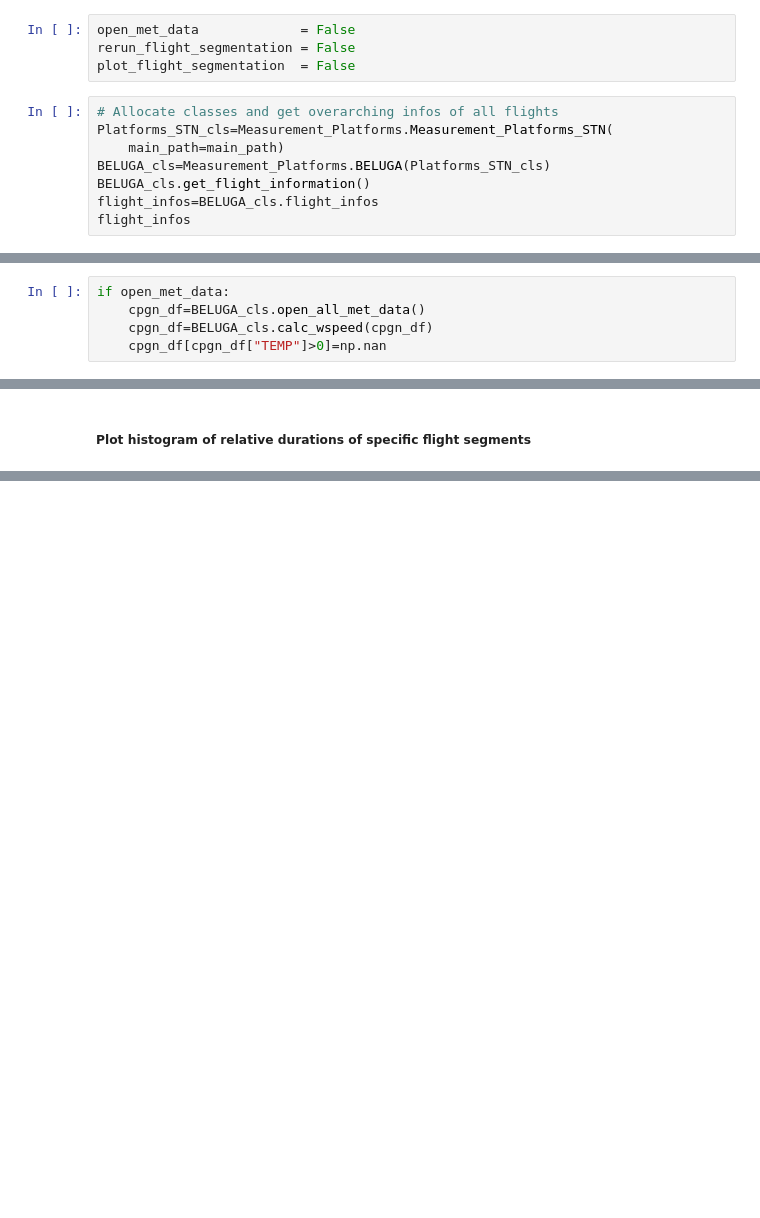
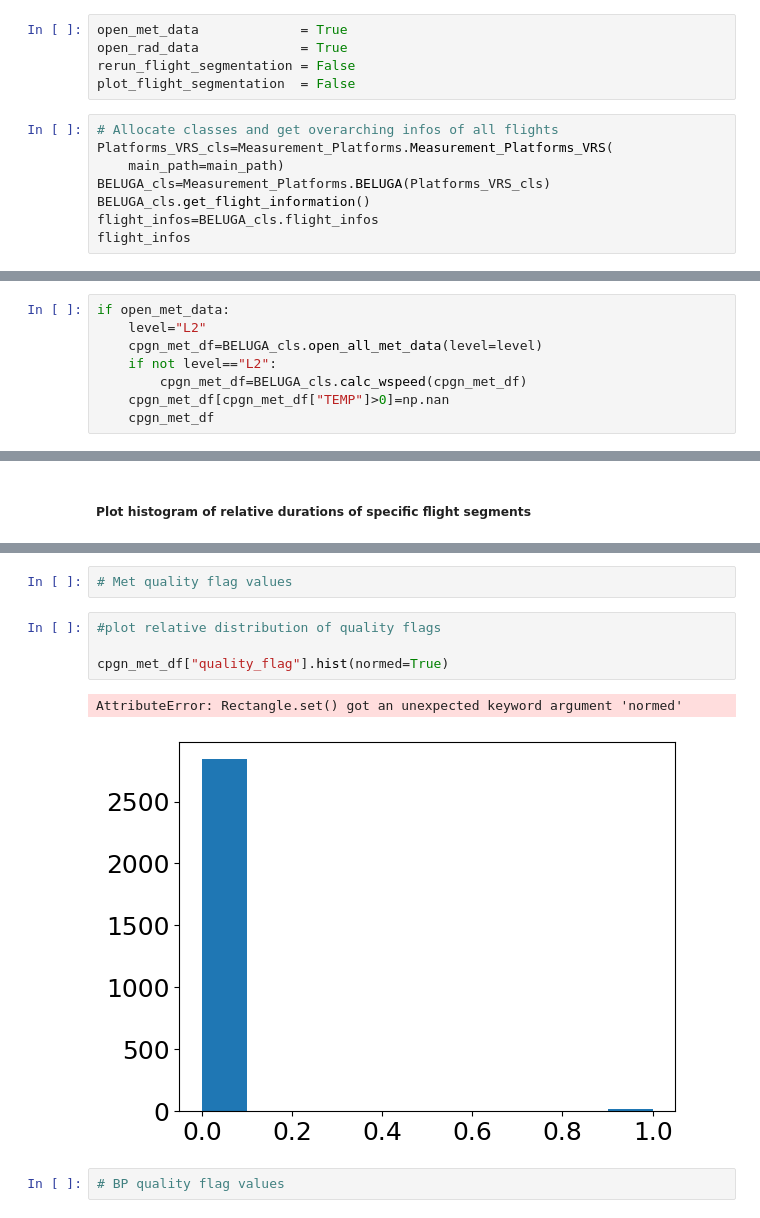
Before and after one commit to hdorff94/BELUGA_STN_measurement_data_processing, a Jupyter notebook: notebooks/Campaign_overview_information.ipynb, the cells around one changed output, grey strips where cells are left out. Saved outputs shown, nothing was run; the diff lists cells and outputs as text; blank space fills up the shorter version.

```diff
--- a/notebooks/Campaign_overview_information.ipynb
+++ b/notebooks/Campaign_overview_information.ipynb
@@ -48,14 +48,15 @@ flight="RF13" #individual research flight to be analysed
 # %% [markdown]
 ### Switches for things to show
 # %%
-open_met_data             = False
+open_met_data             = True
+open_rad_data             = True
 rerun_flight_segmentation = False
 plot_flight_segmentation  = False
 # %%
 # Allocate classes and get overarching infos of all flights
-Platforms_STN_cls=Measurement_Platforms.Measurement_Platforms_STN(
+Platforms_VRS_cls=Measurement_Platforms.Measurement_Platforms_VRS(
     main_path=main_path)
-BELUGA_cls=Measurement_Platforms.BELUGA(Platforms_STN_cls)
+BELUGA_cls=Measurement_Platforms.BELUGA(Platforms_VRS_cls)
 BELUGA_cls.get_flight_information()
 flight_infos=BELUGA_cls.flight_infos
 flight_infos
@@ -83,6 +84,9 @@ Main path is: C:\Users\u300737\Desktop\Desktop_alter_Rechner\BELUGA_Leipzig_AC3\
 #### Load all meteorogical campaign data (if switched on)
 # %%
 if open_met_data:
-    cpgn_df=BELUGA_cls.open_all_met_data()
-    cpgn_df=BELUGA_cls.calc_wspeed(cpgn_df)
-    cpgn_df[cpgn_df["TEMP"]>0]=np.nan
+    level="L2"
+    cpgn_met_df=BELUGA_cls.open_all_met_data(level=level)
+    if not level=="L2":
+        cpgn_met_df=BELUGA_cls.calc_wspeed(cpgn_met_df)
+    cpgn_met_df[cpgn_met_df["TEMP"]>0]=np.nan
+    cpgn_met_df
@@ -135,0 +182,11 @@ NameError: name 'merged_rfs_df' is not defined
+# %%
+# Met quality flag values
+# %%
+#plot relative distribution of quality flags
+
+cpgn_met_df["quality_flag"].hist(normed=True)
+# %% [output]
+AttributeError: Rectangle.set() got an unexpected keyword argument 'normed'
+[figure, added]
+# %%
+# BP quality flag values
```
Also changed, not shown: parts of 7 cells of this notebook, 9 other files.
